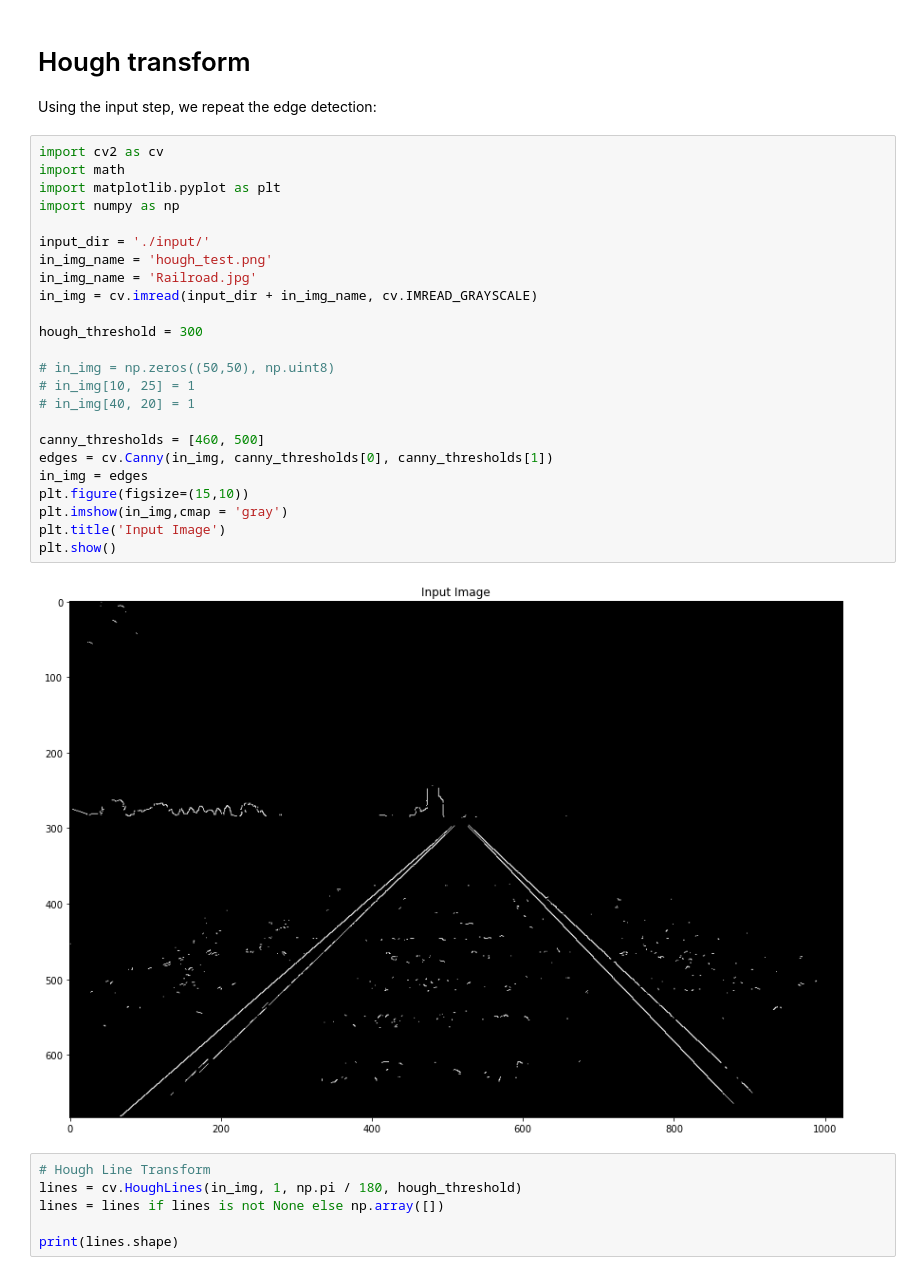
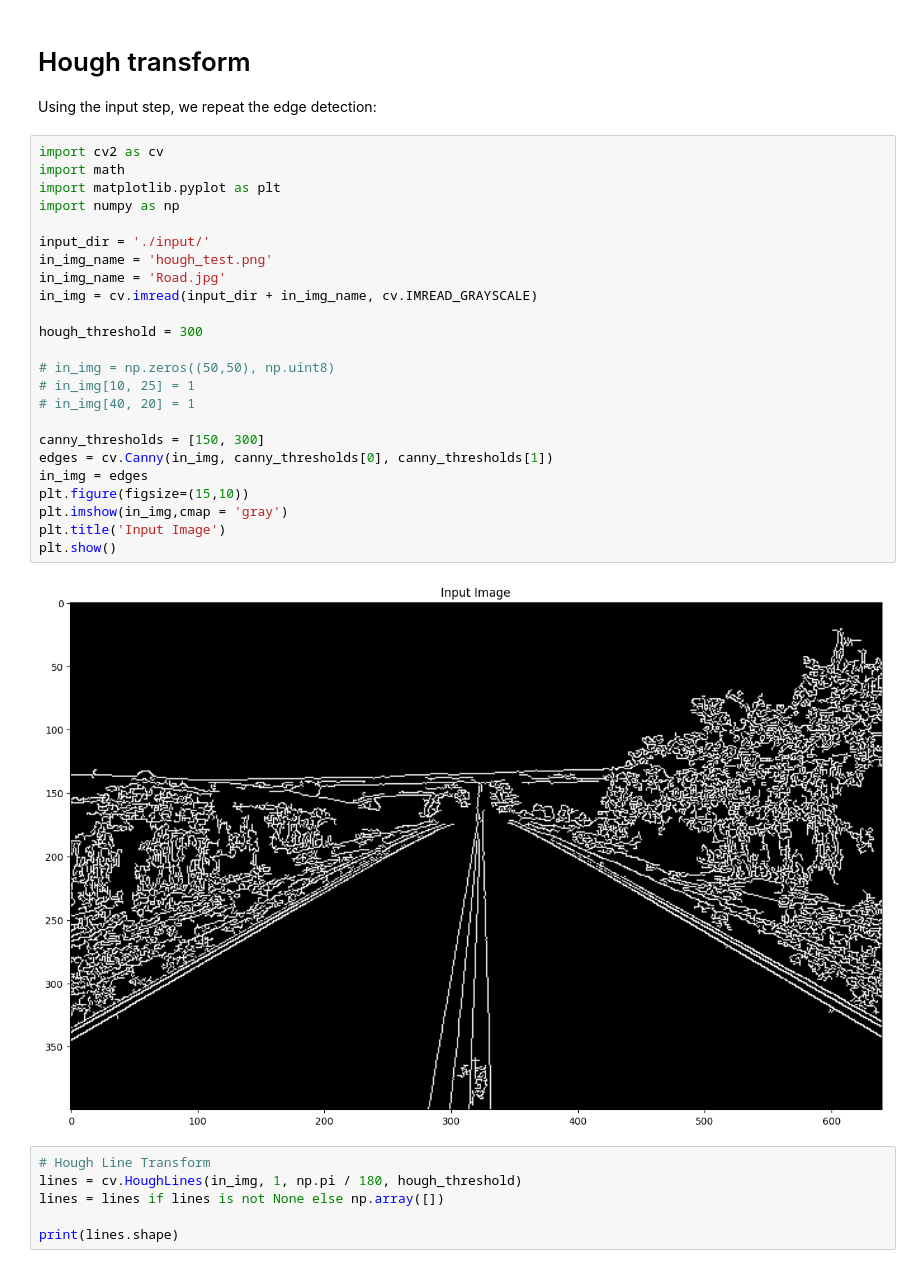
Before and after one commit to malinbranduse/hough_transform, a Jupyter notebook: hough.ipynb, the cells around one changed output. Drawn from its saved outputs; the diff is of its cells as text.

```diff
--- a/hough.ipynb
+++ b/hough.ipynb
@@ -5,29 +5,29 @@ Using the input step, we repeat the edge detection:
 # %%
 import cv2 as cv
 import math
 import matplotlib.pyplot as plt
 import numpy as np
 
 input_dir = './input/'
 in_img_name = 'hough_test.png'
-in_img_name = 'Railroad.jpg'
+in_img_name = 'Road.jpg'
 in_img = cv.imread(input_dir + in_img_name, cv.IMREAD_GRAYSCALE)
 
 hough_threshold = 300
 
 # in_img = np.zeros((50,50), np.uint8)
 # in_img[10, 25] = 1
 # in_img[40, 20] = 1
 
-canny_thresholds = [460, 500]
+canny_thresholds = [150, 300]
 edges = cv.Canny(in_img, canny_thresholds[0], canny_thresholds[1])
 in_img = edges
 plt.figure(figsize=(15,10))
 plt.imshow(in_img,cmap = 'gray')
 plt.title('Input Image')
 plt.show()
 # %% [output]
-[figure, old version]
+[figure, new version]
 # %%
 # Hough Line Transform
 lines = cv.HoughLines(in_img, 1, np.pi / 180, hough_threshold)
```
Also changed, not shown: 5 other files.
